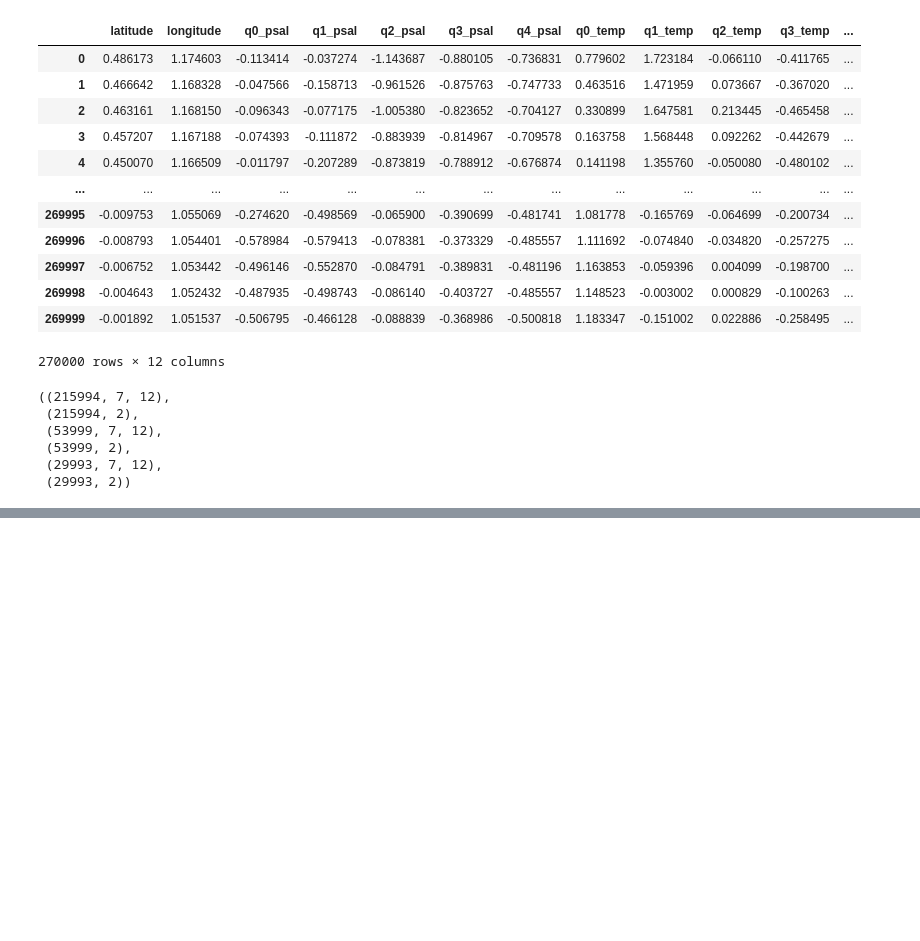
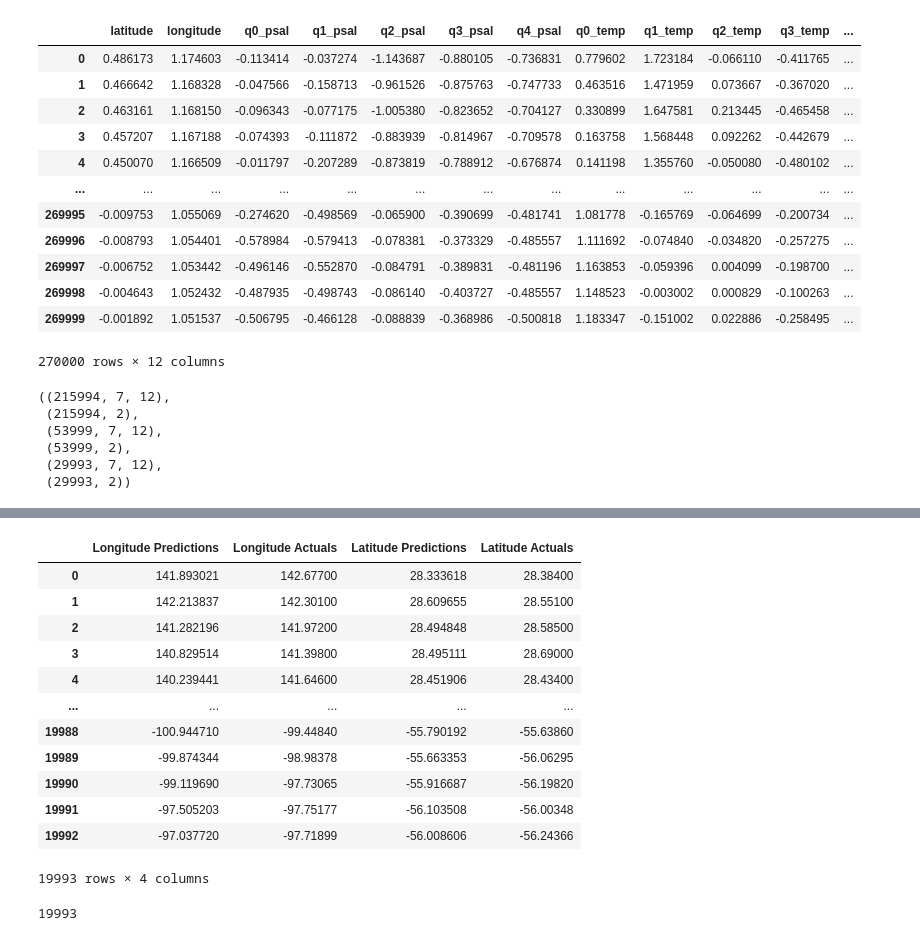
Before and after one commit to JonPGallegos/ocean_climate, a Jupyter notebook: ocean_climate.ipynb, the cells around one changed output, grey strips where cells are left out. Saved outputs shown, nothing was run; the diff lists cells and outputs as text; code cells hidden in the pictures; blank space fills up the shorter version.

```diff
--- a/ocean_climate.ipynb
+++ b/ocean_climate.ipynb
@@ -1085,15 +662,22 @@ plot_predictions2(model5, X3_test, y3_test, 27000, 28000)
+# %%
+X, y = df_to_X_y3(df)
+# %%
+from tensorflow.keras.models import load_model
+model = load_model('model5')
 # %%
-def plot_predictions2(model, X, y, start=0, end=100):
-  predictions = model.predict(X)
+def get_predictions(model, X, y):
+  df_predictions = pd.DataFrame(model.predict(X))
+
+
+  predictions = scaler_pos.inverse_transform(df_predictions)
   lat_preds, long_preds = predictions[:, 0], predictions[:, 1]
+
+  y = scaler_pos.inverse_transform(pd.DataFrame(y))
   lat_actuals, long_actuals = y[:, 0], y[:, 1]
   df = pd.DataFrame(data={'Longitude Predictions': long_preds,
                           'Longitude Actuals':long_actuals,
                           'Latitude Predictions': lat_preds,
                           'Latitude Actuals': lat_actuals
                           })
-  plt.plot(df['Longitude Predictions'][start:end], label='Longitude Predictions')
-  plt.plot(df['Longitude Actuals'][start:end], label='Longitude Actuals')
-  plt.plot(df['Latitude Predictions'][start:end], label='Latitude Predictions')
-  plt.plot(df['Latitude Actuals'][start:end], label='Latitude Actuals')
+
   return df
@@ -1117,0 +684,2 @@ plot_predictions2(model5, X3_test, y3_test, 65000,66000)
+# %%
+lstm_predictions = get_predictions(model, X, y)
@@ -1117,0 +688,16 @@ plot_predictions2(model5, X3_test, y3_test, 65000,66000)
+# %%
+lstm_predictions
+# %% [output]
+|  | Longitude Predictions | Longitude Actuals | Latitude Predictions | Latitude Actuals |
+| 0 | 141.893021 | 142.67700 | 28.333618 | 28.38400 |
+| 1 | 142.213837 | 142.30100 | 28.609655 | 28.55100 |
+| 2 | 141.282196 | 141.97200 | 28.494848 | 28.58500 |
+| 3 | 140.829514 | 141.39800 | 28.495111 | 28.69000 |
+| 4 | 140.239441 | 141.64600 | 28.451906 | 28.43400 |
+| ... | ... | ... | ... | ... |
+| 19988 | -100.944710 | -99.44840 | -55.790192 | -55.63860 |
+| 19989 | -99.874344 | -98.98378 | -55.663353 | -56.06295 |
+| 19990 | -99.119690 | -97.73065 | -55.916687 | -56.19820 |
+| 19991 | -97.505203 | -97.75177 | -56.103508 | -56.00348 |
+| 19992 | -97.037720 | -97.71899 | -56.008606 | -56.24366 |
+19993 rows × 4 columns
@@ -1117,0 +706,4 @@ plot_predictions2(model5, X3_test, y3_test, 65000,66000)
+# %%
+len(lstm_predictions)
+# %% [output]
+19993
```
Also changed, not shown: parts of 46 cells of this notebook, 4 other files.
